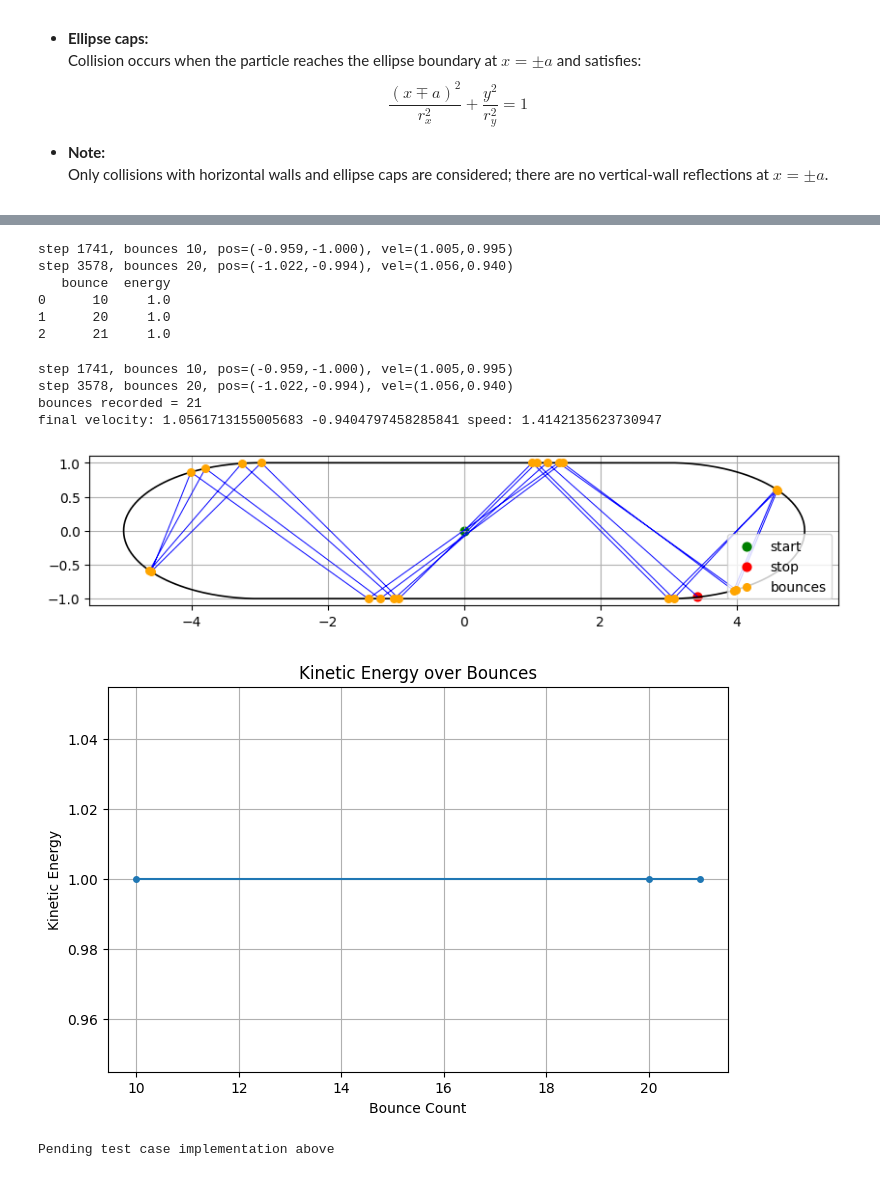
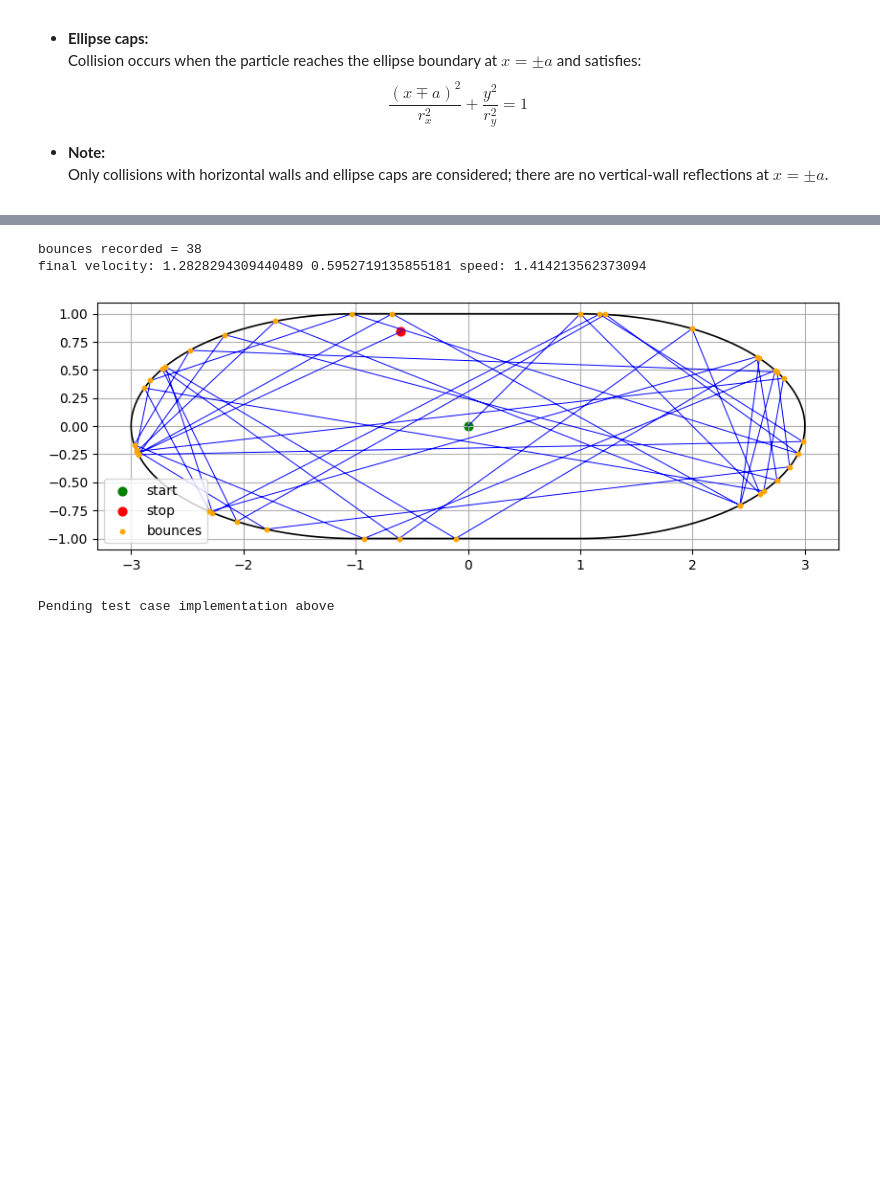
Before and after one commit to Shaukat-aziz/Quantum_Computing, a Jupyter notebook: qft_on_qc.ipynb, the cells around one changed output, grey strips where cells are left out. Drawn from its saved outputs; the diff is of its cells as text; code cells hidden in the pictures; blank space fills up the shorter version.

```diff
--- a/qft_on_qc.ipynb
+++ b/qft_on_qc.ipynb
@@ -76,8 +56,8 @@ from math import isfinite
 # Rectangle: |x| <= a, |y| <= b
 # Ellipse caps: centered at x=±a, semi-axes rx, ry
 
-a = 3.0   # half-width of rectangle
+a = 1.0   # half-width of rectangle
 b = 1.0   # half-height of rectangle
 rx = 2.0  # ellipse semi-axis in x (caps)
 ry = b    # ellipse semi-axis in y
-EPS = 1e-9
+EPS = 1e-9 # tolerance for floating-point comparisons
@@ -129,19 +128,19 @@ def kinetic_energy(vx, vy, mass=1.0):
 # %%
-import pandas as pd
-
 def simulate_trajectory(x0, y0, vx0, vy0, dt=0.01, steps=10000, max_bounces=None, eps_nudge=1e-9):
+    """Analytic stadium billiard: rectangle + ellipse caps, no vertical-wall reflections.
+    Returns X, Y, vx, vy, bounces (list of (index, x, y, kind)).
+    """
     x, y = float(x0), float(y0)
     vx, vy = float(vx0), float(vy0)
     X = [x]
     Y = [y]
     bounces = []
-    energy_records = []
     bounce_count = 0
-    q = 0
     for step in range(steps):
         remaining = dt
         while remaining > 1e-16:
             candidates = []
+            # horizontal walls y = +b and -b (priority 1)
             if abs(vy) > 1e-16:
                 for wall_y in (b, -b):
                     t = (wall_y - y)/vy
@@ -151,6 +150,7 @@ def simulate_trajectory(x0, y0, vx0, vy0, dt=0.01, steps=10000, max_bounces=None
                             ny = 1.0 if wall_y > 0 else -1.0
                             if np.dot(np.array([vx, vy]), np.array([0.0, ny])) > 1e-12:
                                 candidates.append((t, 1, 'hwall', wall_y, None))
+            # ellipse caps: center at +a and -a (priority 0)
             for sx in (1.0, -1.0):
                 cx = sx * a
                 A, B, C = ellipse_quadratic_coeffs(x, y, vx, vy, cx)
@@ -184,7 +184,6 @@ def simulate_trajectory(x0, y0, vx0, vy0, dt=0.01, steps=10000, max_bounces=None
                 cx = param
                 n = ellipse_normal_at(x, y, cx)
                 v_ref = reflect(np.array([vx, vy]), n)
-            bounce_count += 1
             bounces.append((len(X), x, y, kind))
             v_ref = np.array(v_ref, dtype=float)
             speed = np.hypot(v_ref[0], v_ref[1])
@@ -196,29 +195,9 @@ def simulate_trajectory(x0, y0, vx0, vy0, dt=0.01, steps=10000, max_bounces=None
                 x += (vx / vnorm) * eps_nudge
                 y += (vy / vnorm) * eps_nudge
             remaining -= t_coll
-            # Record energy every 10 bounces
-            if bounce_count % 10 == 0:
-                energy = kinetic_energy(vx, vy)
-                energy_records.append({'bounce': bounce_count, 'energy': energy})
             if max_bounces is not None and bounce_count >= max_bounces:
                 remaining = 0.0
                 break
-        if bounce_count != 0 and (bounce_count) % 10 == 0 and q == 0:
-            print(f'step {step}, bounces {bounce_count}, pos=({x:.3f},{y:.3f}), vel=({vx:.3f},{vy:.3f})')
-            q = 1
-        elif (bounce_count) % 10 != 0 and q == 1:
-            q = 0
         X.append(x)
         Y.append(y)
-    # Record energy at last bounce if not already recorded
-    if len(bounces) > 0 and (len(energy_records) == 0 or energy_records[-1]['bounce'] != bounce_count):
-        energy = kinetic_energy(vx, vy)
-        energy_records.append({'bounce': bounce_count, 'energy': energy})
-    return np.array(X), np.array(Y), vx, vy, bounces, energy_records
+    return np.array(X), np.array(Y), vx, vy, bounces
-# %% [output]
-step 1741, bounces 10, pos=(-0.959,-1.000), vel=(1.005,0.995)
-step 3578, bounces 20, pos=(-1.022,-0.994), vel=(1.056,0.940)
-   bounce  energy
-0      10     1.0
-1      20     1.0
-2      21     1.0
@@ -251,48 +204,34 @@ step 3578, bounces 20, pos=(-1.022,-0.994), vel=(1.056,0.940)
 # %%
 # Run and plot clean stadium billiard trajectory
-X, Y, vx_final, vy_final, bounces, energy_records = simulate_trajectory(0.0, 0.0, 1, 1, dt=0.01, steps=4000, eps_nudge=1e-8)
+X, Y, vx_final, vy_final, bounces = simulate_trajectory(0.0, 0.0, 1, 1, dt=0.019, steps=4000, eps_nudge=1e-8)
 print('bounces recorded =', len(bounces))
 print('final velocity:', vx_final, vy_final, 'speed:', np.hypot(vx_final, vy_final))
 fig, ax = plt.subplots(figsize=(10,6))
 ax.plot(X, Y, '-b', lw=0.7)
 ax.scatter([X[0]], [Y[0]], c='green', s=40, label='start')
 ax.scatter([X[-1]], [Y[-1]], c='red', s=40, label='stop')
 # Stadium boundary
 Xt = np.linspace(-a, a, 200)
 Yt = np.full_like(Xt, b)
 Xb_right = a + rx * np.cos(np.linspace(np.pi/2, -np.pi/2, 200))
 Yb_right = ry * np.sin(np.linspace(np.pi/2, -np.pi/2, 200))
 Xb_full = np.concatenate([Xt, Xb_right, Xt[::-1], -Xb_right[::-1]])
 Yb_full = np.concatenate([Yt, Yb_right, -Yt, Yb_right[::-1]])
 ax.plot(Xb_full, Yb_full, 'k-', lw=1.2)
 # Overlay bounces
 if len(bounces) > 0:
     bx = [p[1] for p in bounces]
     by = [p[2] for p in bounces]
-    ax.scatter(bx, by, c='orange', s=30, zorder=20, label='bounces')
+    ax.scatter(bx, by, c='orange', s=10, zorder=20, label='bounces')
 ax.set_aspect('equal')
 ax.grid(True)
 ax.legend()
 plt.savefig('stadium_billiard_clean.png', dpi=120)
 plt.show()
-#plot energy over bounces
-if energy_records:
-    energy_table = pd.DataFrame(energy_records)
-    plt.figure(figsize=(8,5))
-    plt.plot(energy_table['bounce'], energy_table['energy'], '-o', markersize=4)
-    plt.xlabel('Bounce Count')
-    plt.ylabel('Kinetic Energy')
-    plt.title('Kinetic Energy over Bounces')
-    plt.grid(True)
-    plt.savefig('kinetic_energy_over_bounces.png', dpi=120)
-    plt.show()
 # %% [output]
-step 1741, bounces 10, pos=(-0.959,-1.000), vel=(1.005,0.995)
-step 3578, bounces 20, pos=(-1.022,-0.994), vel=(1.056,0.940)
-bounces recorded = 21
-final velocity: 1.0561713155005683 -0.9404797458285841 speed: 1.4142135623730947
+bounces recorded = 38
+final velocity: 1.2828294309440489 0.5952719135855181 speed: 1.414213562373094
-[figure, old version]
+[figure, new version]
-[figure, removed]
 # %%
 print("Pending test case implementation above")
 # %% [output]
```
Also changed, not shown: parts of 20 cells of this notebook.
